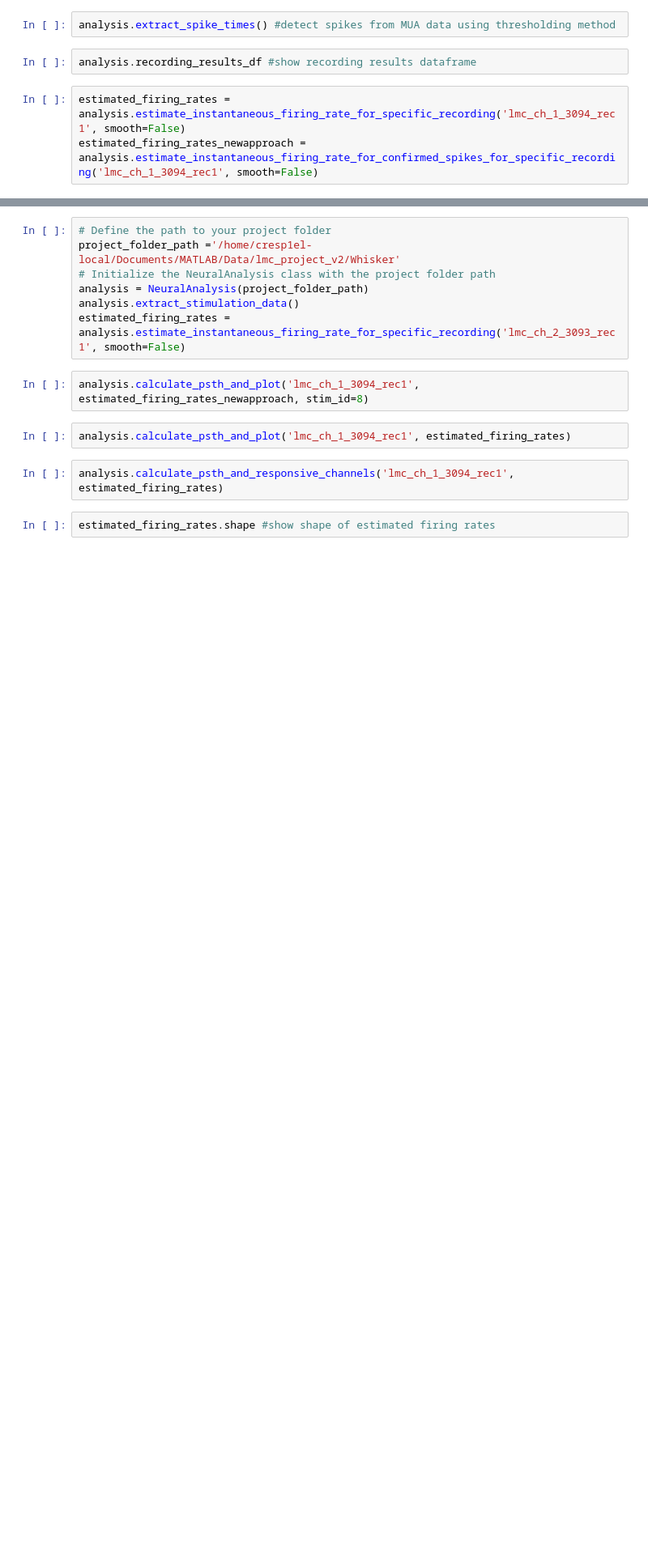
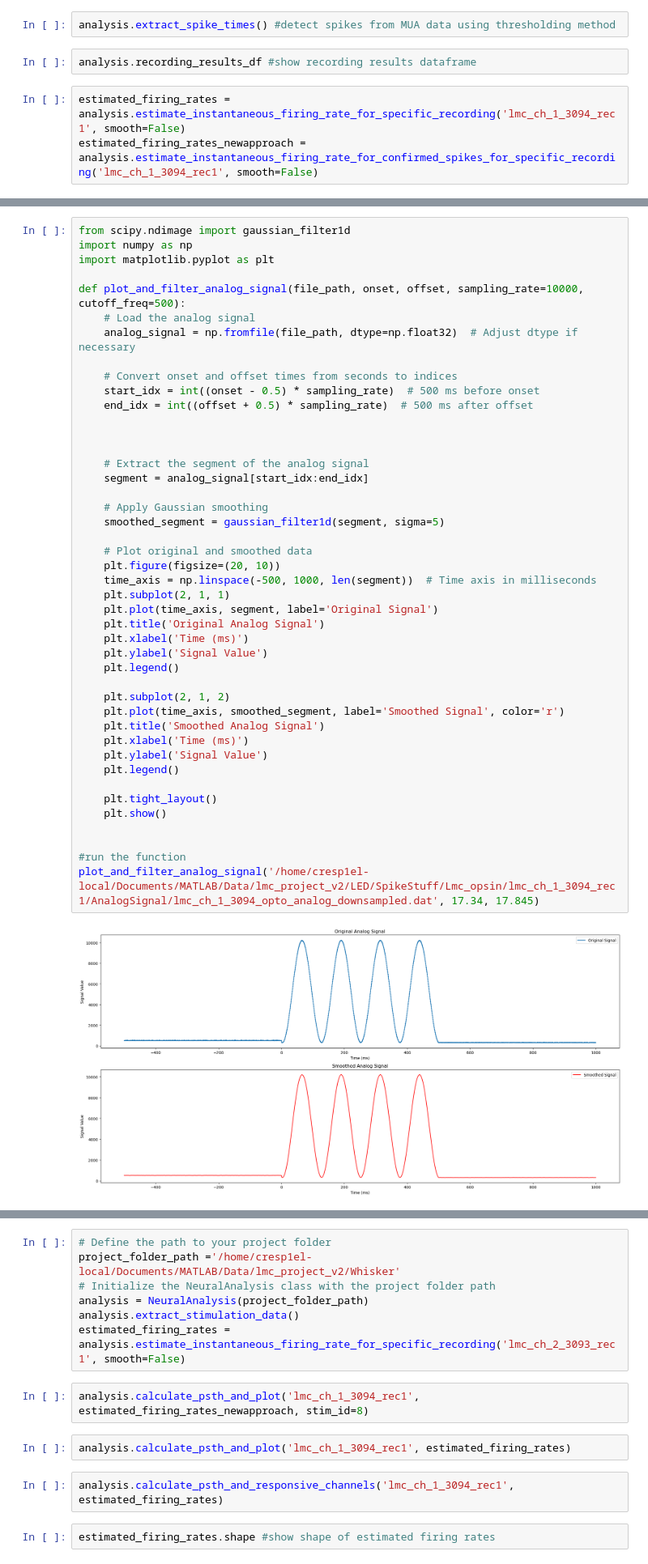
Before and after one commit to ecresp1el/mua_analysis, a Jupyter notebook: notebooks/proceesing_data_opto.ipynb, the cells around one changed output, grey strips where cells are left out. Shown at 81% size. Drawn from its saved outputs; the diff is of its cells as text; blank space fills up the shorter version.

Commit message:
chnages to plots

```diff
--- a/notebooks/proceesing_data_opto.ipynb
+++ b/notebooks/proceesing_data_opto.ipynb
@@ -72,2 +69,48 @@ analysis.calculate_psth_and_plot('lmc_ch_1_3094_rec1', estimated_firing_rates)
+# %%
+from scipy.ndimage import gaussian_filter1d
+import numpy as np
+import matplotlib.pyplot as plt
+
+def plot_and_filter_analog_signal(file_path, onset, offset, sampling_rate=10000, cutoff_freq=500):
+    # Load the analog signal
+    analog_signal = np.fromfile(file_path, dtype=np.float32)  # Adjust dtype if necessary
+
+    # Convert onset and offset times from seconds to indices
+    start_idx = int((onset - 0.5) * sampling_rate)  # 500 ms before onset
+    end_idx = int((offset + 0.5) * sampling_rate)  # 500 ms after offset
+
+
+
+    # Extract the segment of the analog signal
+    segment = analog_signal[start_idx:end_idx]
+
+    # Apply Gaussian smoothing
+    smoothed_segment = gaussian_filter1d(segment, sigma=5)
+
+    # Plot original and smoothed data
+    plt.figure(figsize=(20, 10))
+    time_axis = np.linspace(-500, 1000, len(segment))  # Time axis in milliseconds
+    plt.subplot(2, 1, 1)
+    plt.plot(time_axis, segment, label='Original Signal')
+    plt.title('Original Analog Signal')
+    plt.xlabel('Time (ms)')
+    plt.ylabel('Signal Value')
+    plt.legend()
+
+    plt.subplot(2, 1, 2)
+    plt.plot(time_axis, smoothed_segment, label='Smoothed Signal', color='r')
+    plt.title('Smoothed Analog Signal')
+    plt.xlabel('Time (ms)')
+    plt.ylabel('Signal Value')
+    plt.legend()
+
+    plt.tight_layout()
+    plt.show()
+
+
+#run the function
+plot_and_filter_analog_signal('/home/cresp1el-local/Documents/MATLAB/Data/lmc_project_v2/LED/SpikeStuff/Lmc_opsin/lmc_ch_1_3094_rec1/AnalogSignal/lmc_ch_1_3094_opto_analog_downsampled.dat', 17.34, 17.845)
+# %% [output]
+[figure, added]
 # %%
 analysis.calculate_psth_and_plot_with_analog_signal('lmc_ch_1_3094_rec1', estimated_firing_rates)
```
Also changed, not shown: parts of 6 cells of this notebook.
